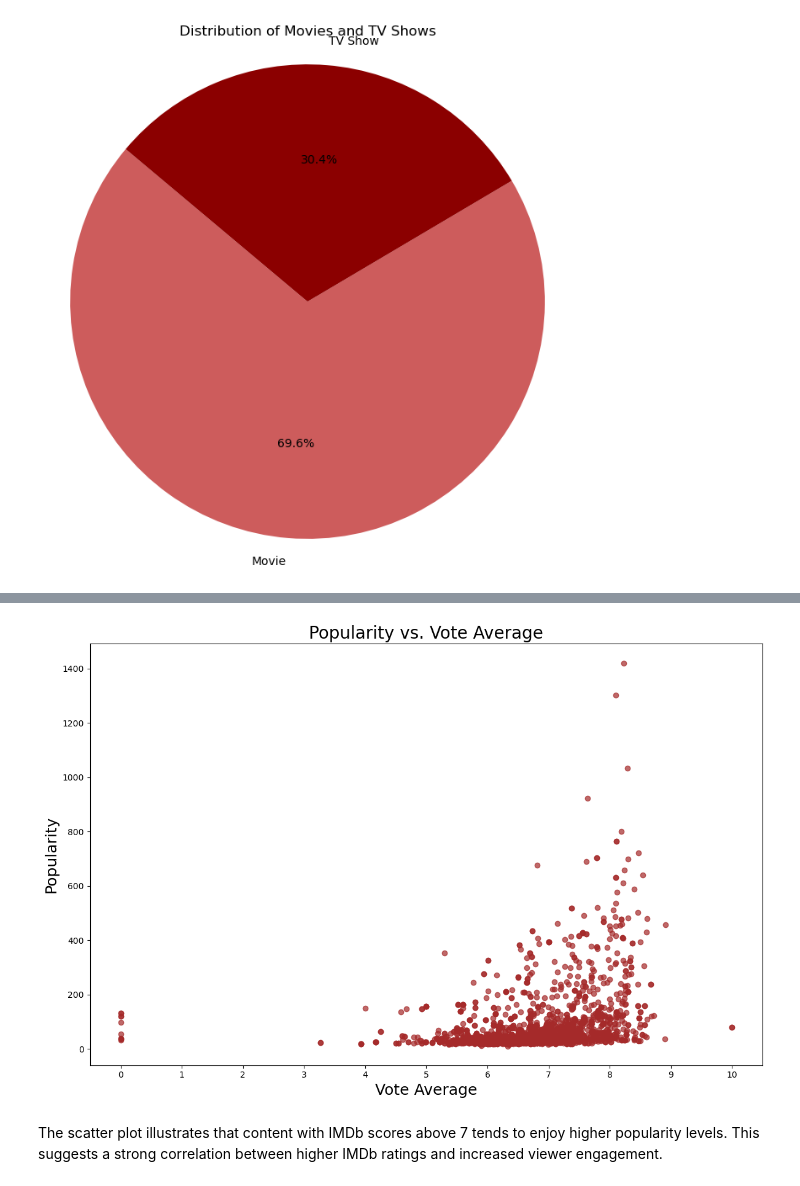
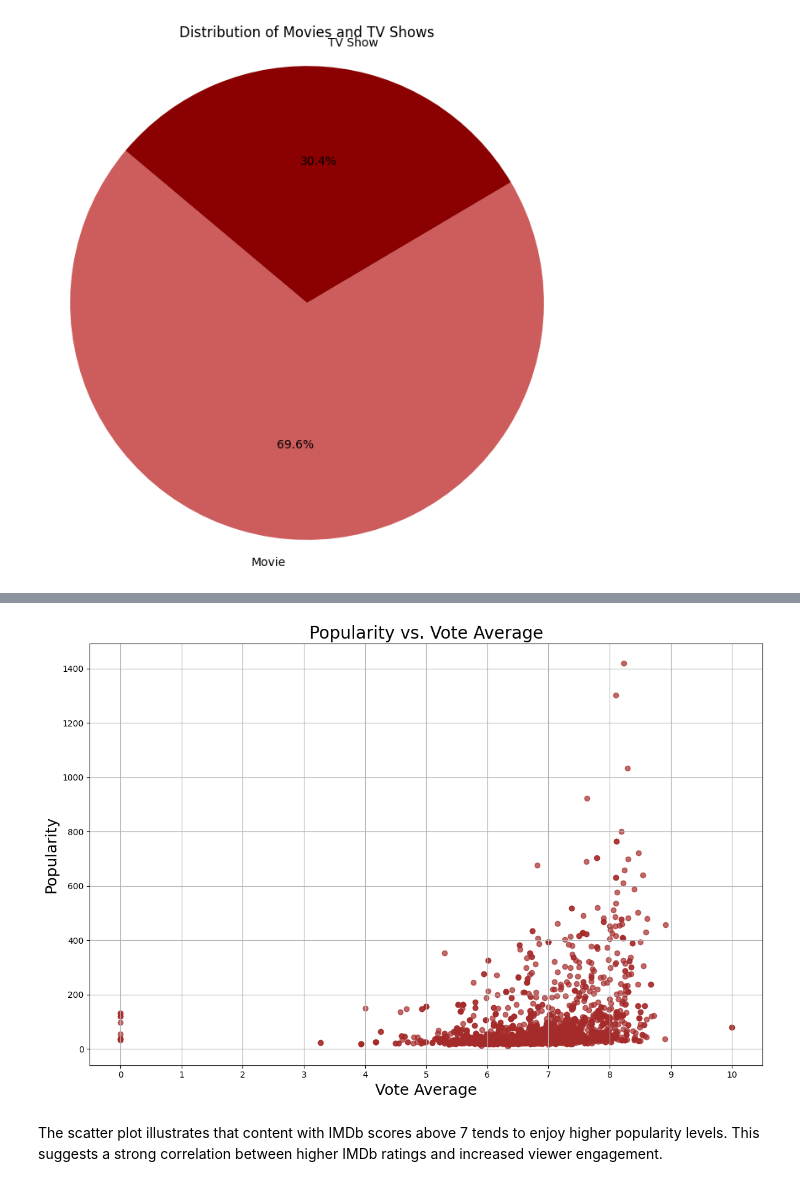
Before and after one commit to Deena-k1/Netflix_content_analysis, a Jupyter notebook: data_visualisation.ipynb, the cells around one changed output, grey strips where cells are left out. Saved outputs shown, nothing was run; the diff lists cells and outputs as text; code cells hidden in the pictures.

```diff
--- a/data_visualisation.ipynb
+++ b/data_visualisation.ipynb
@@ -100,6 +91,7 @@ plt.show()
 [figure]
 # %%
 #seeing the top genre in netflix using the popularity score from imdb
+merged_df = pd.merge(netflix_titles_df, api_data_df, on='title')
 genre_popularity = merged_df.groupby('genre')['popularity'].sum().nlargest(10)
 colors = ['#FFA07A', '#FA8072', '#FF6347', '#FF4500', '#B22222', '#DC143C', '#CD5C5C', '#A52A2A', '#800000', '#8B0000']
 
@@ -119,26 +111,27 @@ plt.show()
 # %%
 #correlating the average votes and popularity scores
 import numpy as np
 
 popularity = merged_df['popularity']
 vote_average = merged_df['vote_average']
 
 # Creating the scatter plot
 plt.figure(figsize=(12, 8))
 plt.scatter(vote_average,popularity, color='#A52A2A', alpha=0.7)
 
 # Adding labels and title
 plt.xlabel('Vote Average',fontsize = 18)
 plt.ylabel('Popularity', fontsize = 18)
 plt.title('Popularity vs. Vote Average', fontsize= 20)
 plt.xticks(np.arange(0, 11, 1))
+plt.grid(True)
 # Adjusting layout
 plt.tight_layout()
 
 # Showing the plot
 plt.show()
 # %% [output]
-[figure, old version]
+[figure, new version]
 # %% [markdown]
 The scatter plot illustrates that content with IMDb scores above 7 tends to enjoy higher popularity levels. This suggests a strong correlation between higher IMDb ratings and increased viewer engagement.
 # %%
```
Also changed, not shown: parts of 7 cells of this notebook.
